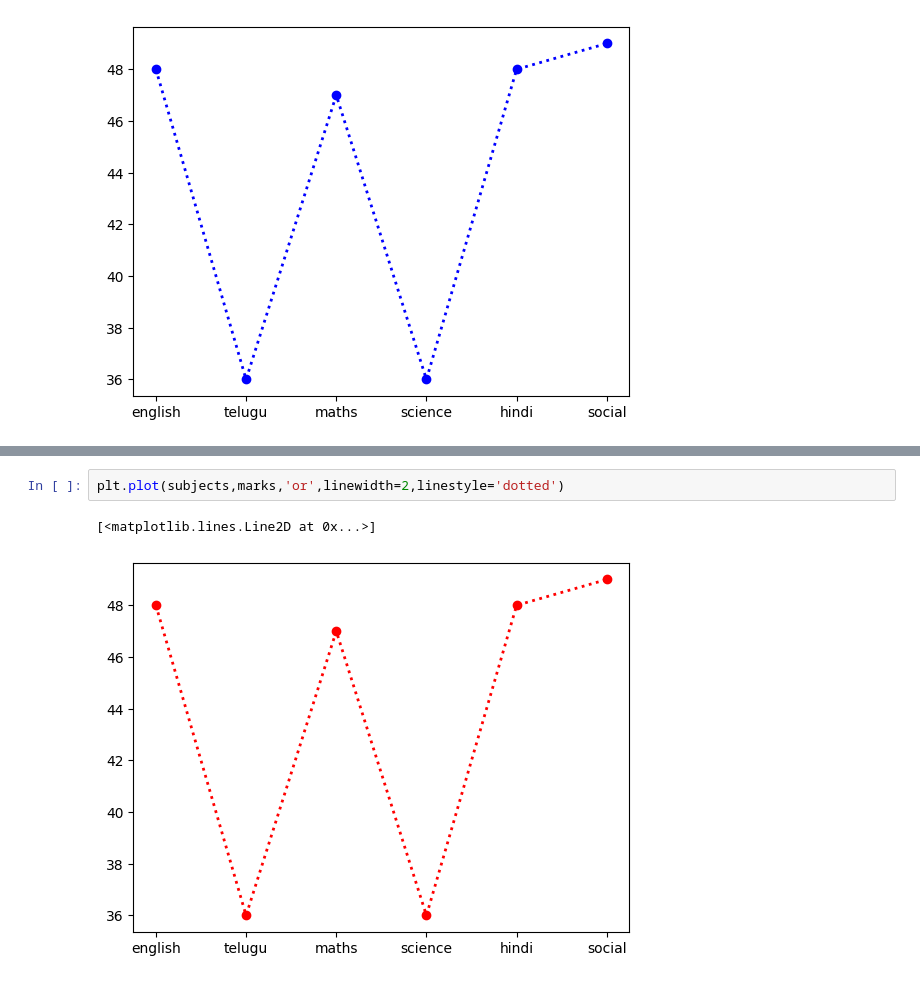
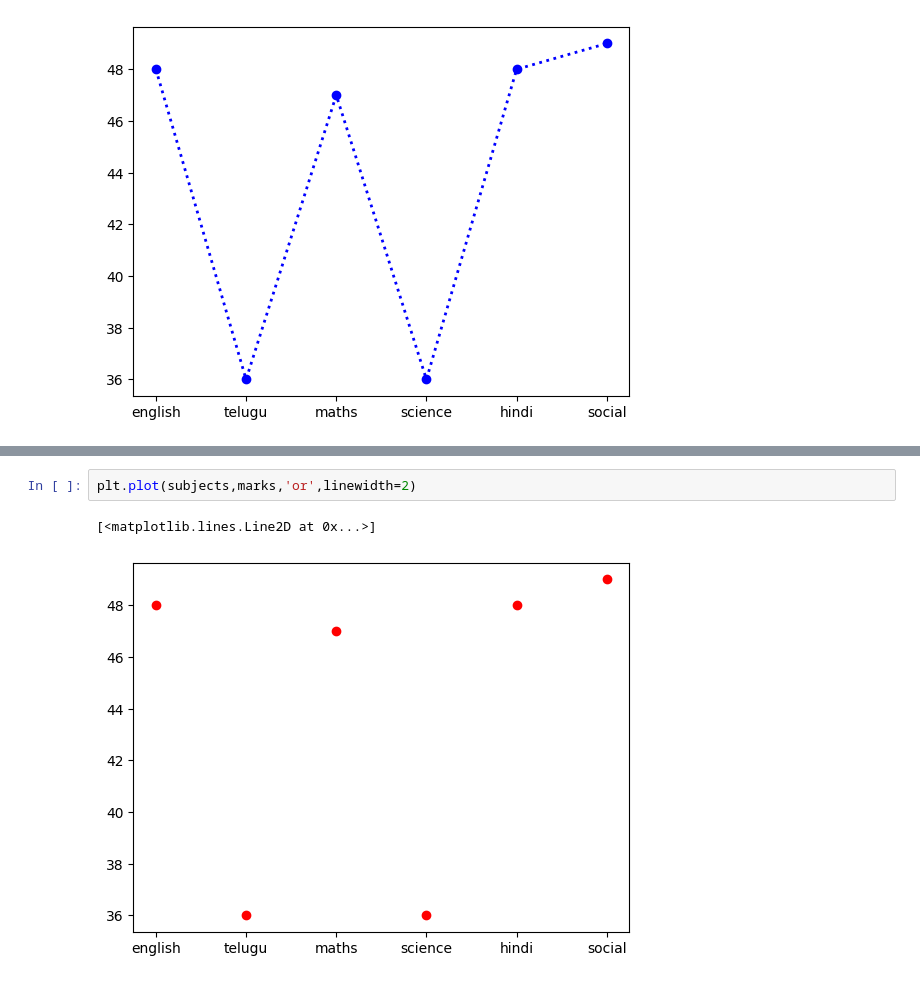
Before and after one commit to VyshnaviKarakatla/statistics-notebooks, a Jupyter notebook: _04_matplotlib.ipynb, the cells around one changed output, grey strips where cells are left out. Drawn from its saved outputs; the diff is of its cells as text.

```diff
--- a/_04_matplotlib.ipynb
+++ b/_04_matplotlib.ipynb
@@ -46,6 +51,6 @@ plt.plot(subjects,marks,'bo',linewidtah=2,linestyle='dotted')
 # %%
-plt.plot(subjects,marks,'or',linewidth=2,linestyle='dotted')
+plt.plot(subjects,marks,'or',linewidth=2)
 # %% [output]
 [<matplotlib.lines.Line2D at 0x...>]
-[figure, old version]
+[figure, new version]
 # %%
```
Also changed, not shown: parts of 2 cells of this notebook.
